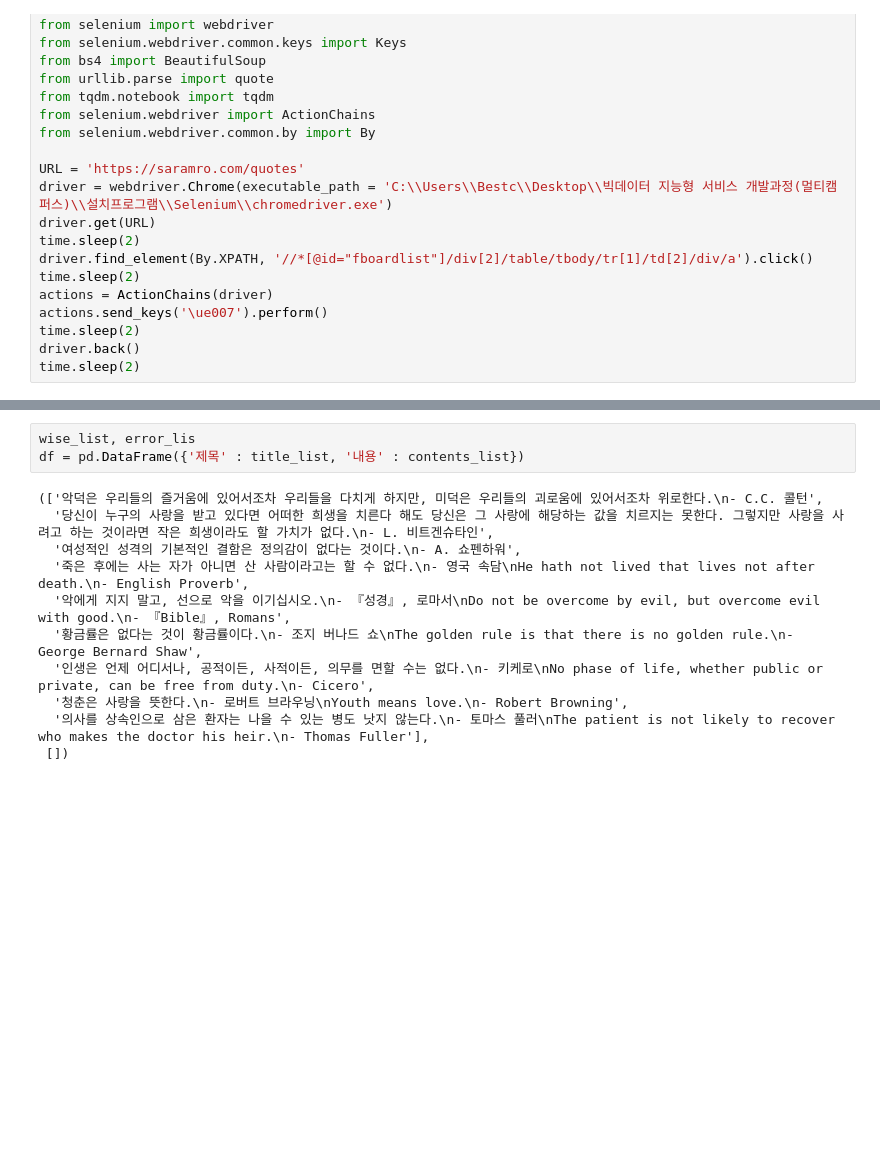
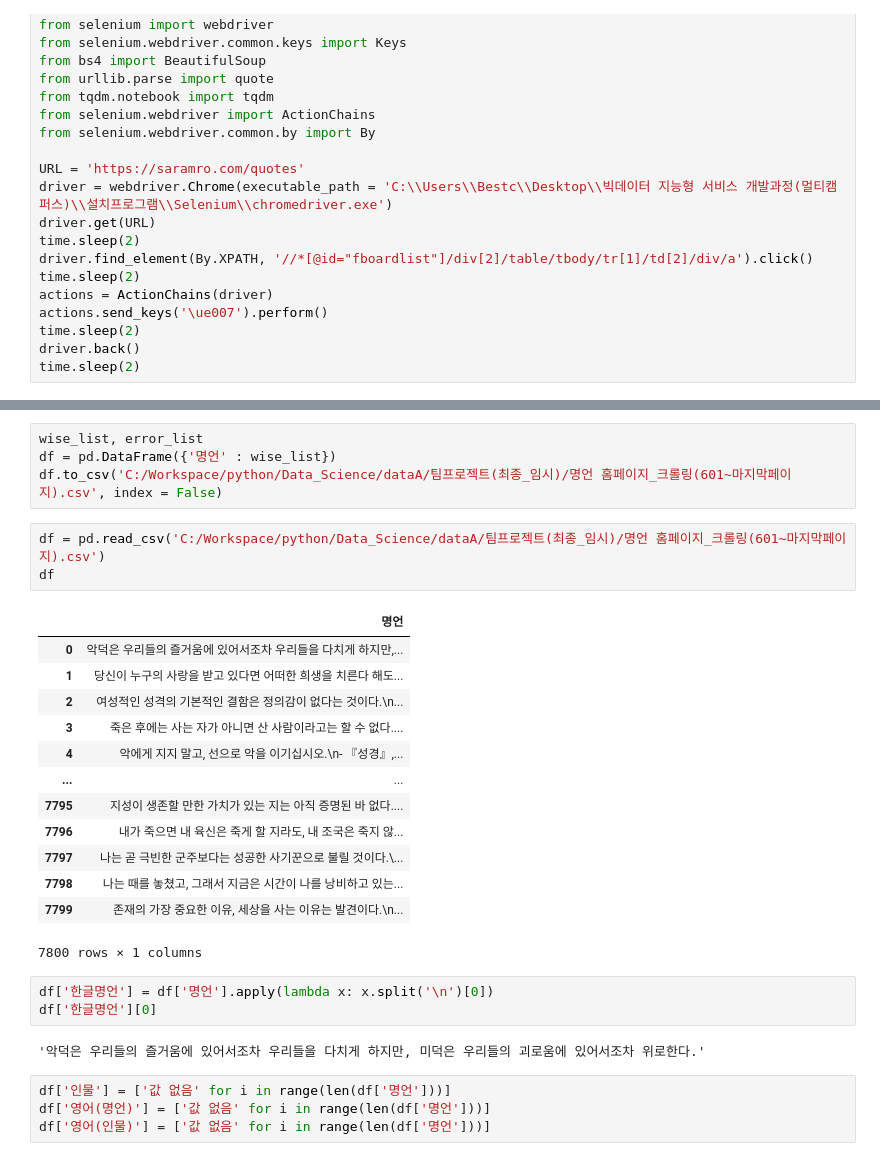
Before and after one commit to Jeong-Beom/DataAnalysis-2021, a Jupyter notebook: 팀프로젝트/최종/명언 크롤링.ipynb, the cells around one changed output, grey strips where cells are left out. Drawn from its saved outputs; the diff is of its cells as text; blank space fills up the shorter version.

```diff
--- a/팀프로젝트/최종/명언 크롤링.ipynb
+++ b/팀프로젝트/최종/명언 크롤링.ipynb
@@ -78,14 +78,30 @@ NameError: name 'wise_list' is not defined
-# %%
-wise_list, error_lis
-df = pd.DataFrame({'제목' : title_list, '내용' : contents_list})
-# %% [output]
-(['악덕은 우리들의 즐거움에 있어서조차 우리들을 다치게 하지만, 미덕은 우리들의 괴로움에 있어서조차 위로한다.\n- C.C. 콜턴',
-  '당신이 누구의 사랑을 받고 있다면 어떠한 희생을 치른다 해도 당신은 그 사랑에 해당하는 값을 치르지는 못한다. 그렇지만 사랑을 사려고 하는 것이라면 작은 희생이라도 할 가치가 없다.\n- L. 비트겐슈타인',
-  '여성적인 성격의 기본적인 결함은 정의감이 없다는 것이다.\n- A. 쇼펜하워',
-  '죽은 후에는 사는 자가 아니면 산 사람이라고는 할 수 없다.\n- 영국 속담\nHe hath not lived that lives not after death.\n- English Proverb',
-  '악에게 지지 말고, 선으로 악을 이기십시오.\n- 『성경』, 로마서\nDo not be overcome by evil, but overcome evil with good.\n- 『Bible』, Romans',
-  '황금률은 없다는 것이 황금률이다.\n- 조지 버나드 쇼\nThe golden rule is that there is no golden rule.\n- George Bernard Shaw',
-  '인생은 언제 어디서나, 공적이든, 사적이든, 의무를 면할 수는 없다.\n- 키케로\nNo phase of life, whether public or private, can be free from duty.\n- Cicero',
-  '청춘은 사랑을 뜻한다.\n- 로버트 브라우닝\nYouth means love.\n- Robert Browning',
-  '의사를 상속인으로 삼은 환자는 나을 수 있는 병도 낫지 않는다.\n- 토마스 풀러\nThe patient is not likely to recover who makes the doctor his heir.\n- Thomas Fuller'],
- [])
+# %%
+wise_list, error_list
+df = pd.DataFrame({'명언' : wise_list})
+df.to_csv('C:/Workspace/python/Data_Science/dataA/팀프로젝트(최종_임시)/명언 홈페이지_크롤링(601~마지막페이지).csv', index = False)
+# %%
+df = pd.read_csv('C:/Workspace/python/Data_Science/dataA/팀프로젝트(최종_임시)/명언 홈페이지_크롤링(601~마지막페이지).csv')
+df
+# %% [output]
+|  | 명언 |
+| 0 | 악덕은 우리들의 즐거움에 있어서조차 우리들을 다치게 하지만,... |
+| 1 | 당신이 누구의 사랑을 받고 있다면 어떠한 희생을 치른다 해도... |
+| 2 | 여성적인 성격의 기본적인 결함은 정의감이 없다는 것이다.\n... |
+| 3 | 죽은 후에는 사는 자가 아니면 산 사람이라고는 할 수 없다.... |
+| 4 | 악에게 지지 말고, 선으로 악을 이기십시오.\n- 『성경』,... |
+| ... | ... |
+| 7795 | 지성이 생존할 만한 가치가 있는 지는 아직 증명된 바 없다.... |
+| 7796 | 내가 죽으면 내 육신은 죽게 할 지라도, 내 조국은 죽지 않... |
+| 7797 | 나는 곧 극빈한 군주보다는 성공한 사기꾼으로 불릴 것이다.\... |
+| 7798 | 나는 때를 놓쳤고, 그래서 지금은 시간이 나를 낭비하고 있는... |
+| 7799 | 존재의 가장 중요한 이유, 세상을 사는 이유는 발견이다.\n... |
+7800 rows × 1 columns
+# %%
+df['한글명언'] = df['명언'].apply(lambda x: x.split('\n')[0])
+df['한글명언'][0]
+# %% [output]
+'악덕은 우리들의 즐거움에 있어서조차 우리들을 다치게 하지만, 미덕은 우리들의 괴로움에 있어서조차 위로한다.'
+# %%
+df['인물'] = ['값 없음' for i in range(len(df['명언']))]
+df['영어(명언)'] = ['값 없음' for i in range(len(df['명언']))]
+df['영어(인물)'] = ['값 없음' for i in range(len(df['명언']))]
```
Also changed, not shown: parts of 15 cells of this notebook.
